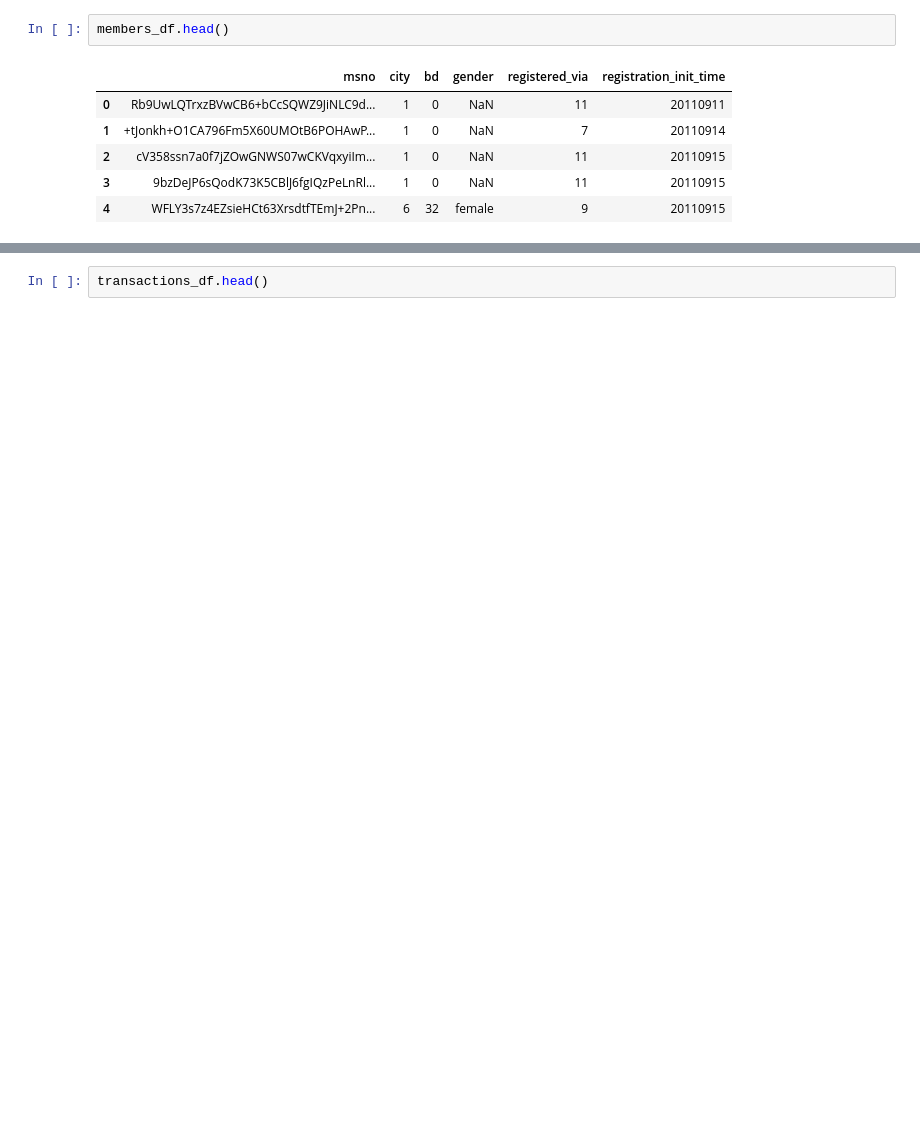
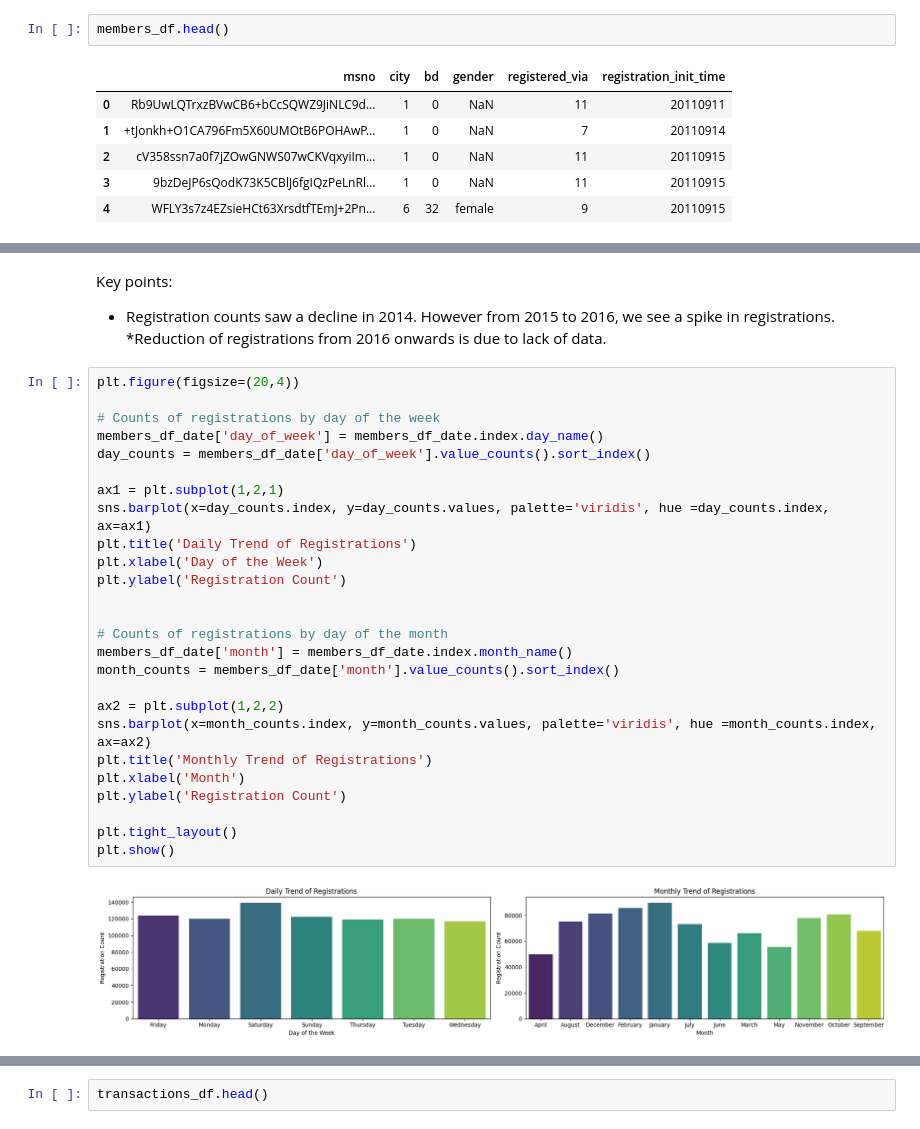
Before and after one commit to JamieVo890/KKBOX-Churn-Prediction, a Jupyter notebook: Notebooks/EDA.ipynb, the cells around one changed output, grey strips where cells are left out. Saved outputs shown, nothing was run; the diff lists cells and outputs as text; blank space fills up the shorter version.

```diff
--- a/Notebooks/EDA.ipynb
+++ b/Notebooks/EDA.ipynb
@@ -25,0 +164,31 @@ members_df.head()
+# %% [markdown]
+Key points:
+- Registration counts saw a decline in 2014. However from 2015 to 2016, we see a spike in registrations. *Reduction of registrations from 2016 onwards is due to lack of data.
+# %%
+plt.figure(figsize=(20,4))
+
+# Counts of registrations by day of the week
+members_df_date['day_of_week'] = members_df_date.index.day_name()
+day_counts = members_df_date['day_of_week'].value_counts().sort_index()
+
+ax1 = plt.subplot(1,2,1)
+sns.barplot(x=day_counts.index, y=day_counts.values, palette='viridis', hue =day_counts.index, ax=ax1)
+plt.title('Daily Trend of Registrations')
+plt.xlabel('Day of the Week')
+plt.ylabel('Registration Count')
+
+
+# Counts of registrations by day of the month
+members_df_date['month'] = members_df_date.index.month_name()
+month_counts = members_df_date['month'].value_counts().sort_index()
+
+ax2 = plt.subplot(1,2,2)
+sns.barplot(x=month_counts.index, y=month_counts.values, palette='viridis', hue =month_counts.index, ax=ax2)
+plt.title('Monthly Trend of Registrations')
+plt.xlabel('Month')
+plt.ylabel('Registration Count')
+
+plt.tight_layout()
+plt.show()
+# %% [output]
+[figure, added]
```
Also changed, not shown: parts of 37 cells of this notebook.
